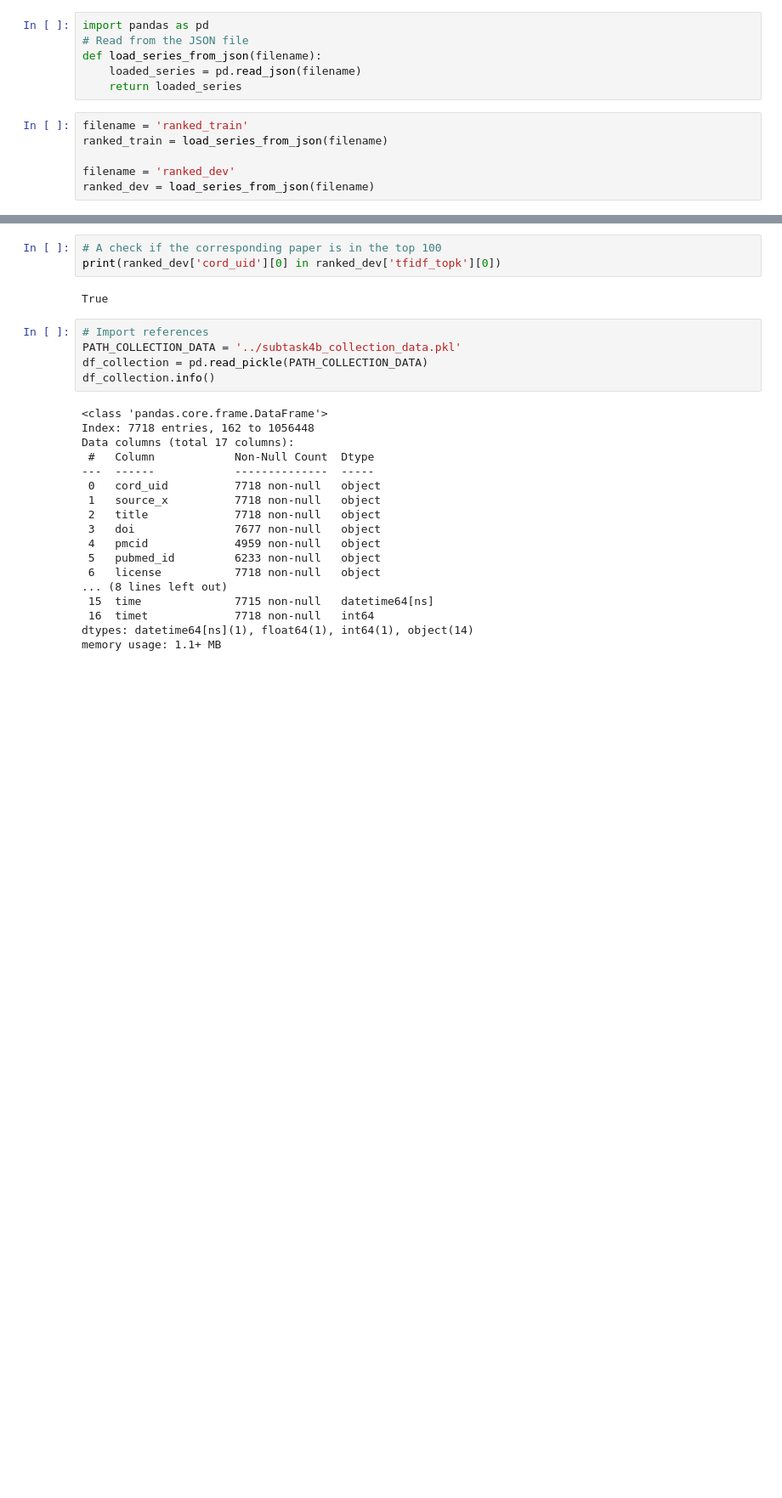
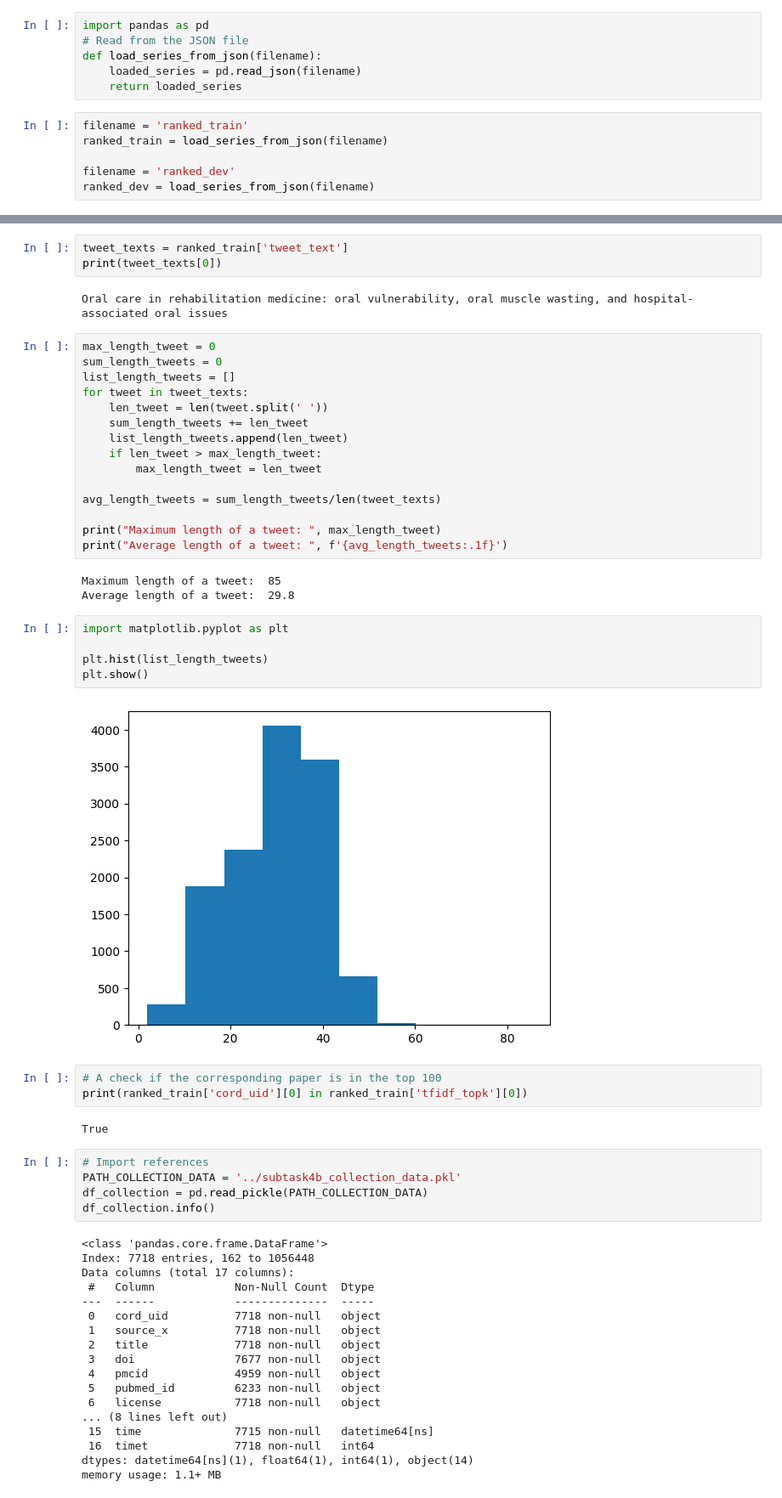
Before and after one commit to Maustrian3/CLEF2025-4b, a Jupyter notebook: task4/subtask_4b/neural_reranking/neural_reranking.ipynb, the cells around one changed output, grey strips where cells are left out. Shown: that part at 85% size. Saved outputs shown, nothing was run; the diff lists cells and outputs as text; blank space fills up the shorter version.

Commit message:
Added historgrams to visualize the distribution of the data

```diff
--- a/task4/subtask_4b/neural_reranking/neural_reranking.ipynb
+++ b/task4/subtask_4b/neural_reranking/neural_reranking.ipynb
@@ -37,6 +37,36 @@ print(ranked_dev)
+# %%
+tweet_texts = ranked_train['tweet_text']
+print(tweet_texts[0])
+# %% [output]
+Oral care in rehabilitation medicine: oral vulnerability, oral muscle wasting, and hospital-associated oral issues
+# %%
+max_length_tweet = 0
+sum_length_tweets = 0
+list_length_tweets = []
+for tweet in tweet_texts:
+    len_tweet = len(tweet.split(' '))
+    sum_length_tweets += len_tweet
+    list_length_tweets.append(len_tweet)
+    if len_tweet > max_length_tweet:
+        max_length_tweet = len_tweet
+
+avg_length_tweets = sum_length_tweets/len(tweet_texts)
+
+print("Maximum length of a tweet: ", max_length_tweet)
+print("Average length of a tweet: ", f'{avg_length_tweets:.1f}')
+# %% [output]
+Maximum length of a tweet:  85
+Average length of a tweet:  29.8
+# %%
+import matplotlib.pyplot as plt
+
+plt.hist(list_length_tweets)
+plt.show()
+# %% [output]
+[figure, added]
 # %%
 # A check if the corresponding paper is in the top 100
-print(ranked_dev['cord_uid'][0] in ranked_dev['tfidf_topk'][0])
+print(ranked_train['cord_uid'][0] in ranked_train['tfidf_topk'][0])
 # %% [output]
 True
 # %%
```
Also changed, not shown: parts of 4 cells of this notebook, 2 other files.
